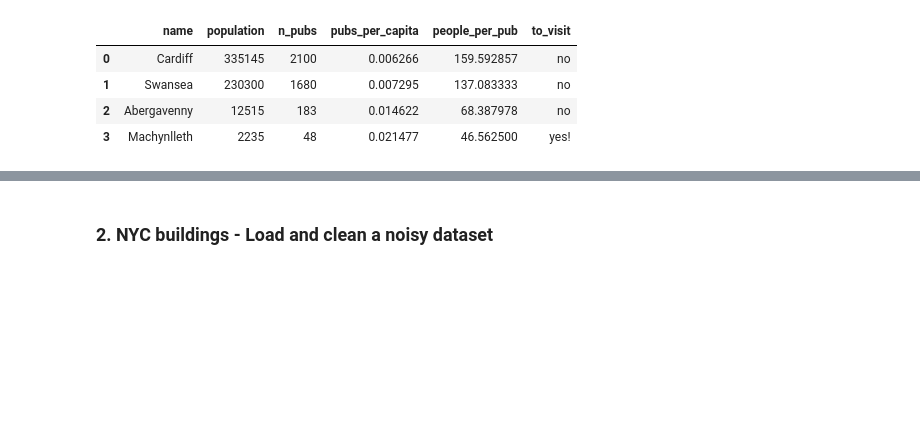
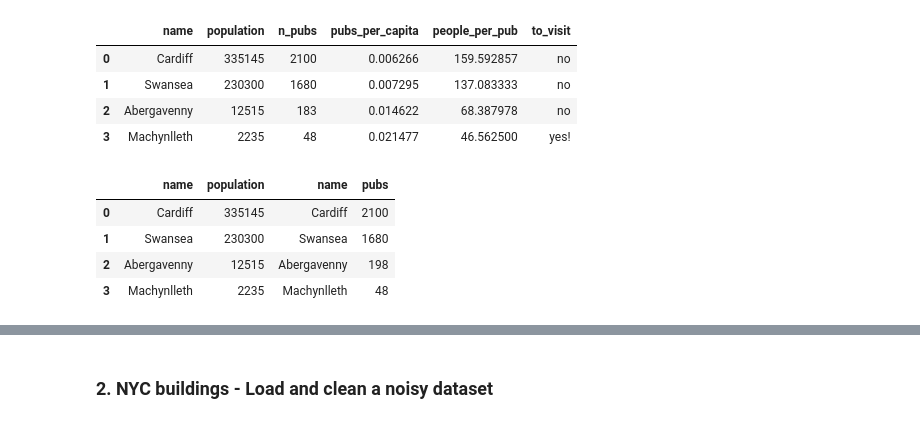
Before and after one commit to worldbank/Python-for-Data-Science, a Jupyter notebook: week 3/Week 3 - Pandas.ipynb, the cells around one changed output, grey strips where cells are left out. Cells and saved outputs as stored; diff of their text form; code cells hidden in the pictures; blank space fills up the shorter version.

```diff
--- a/week 3/Week 3 - Pandas.ipynb
+++ b/week 3/Week 3 - Pandas.ipynb
@@ -162,0 +175,8 @@ See the caveats in the documentation: http://pandas.pydata.org/pandas-docs/stabl
+# %%
+pd.concat([df_A, df_B], axis = 1)
+# %% [output]
+|  | name | population | name | pubs |
+| 0 | Cardiff | 335145 | Cardiff | 2100 |
+| 1 | Swansea | 230300 | Swansea | 1680 |
+| 2 | Abergavenny | 12515 | Abergavenny | 198 |
+| 3 | Machynlleth | 2235 | Machynlleth | 48 |
```
Also changed, not shown: parts of 26 cells of this notebook, 1 other file.
